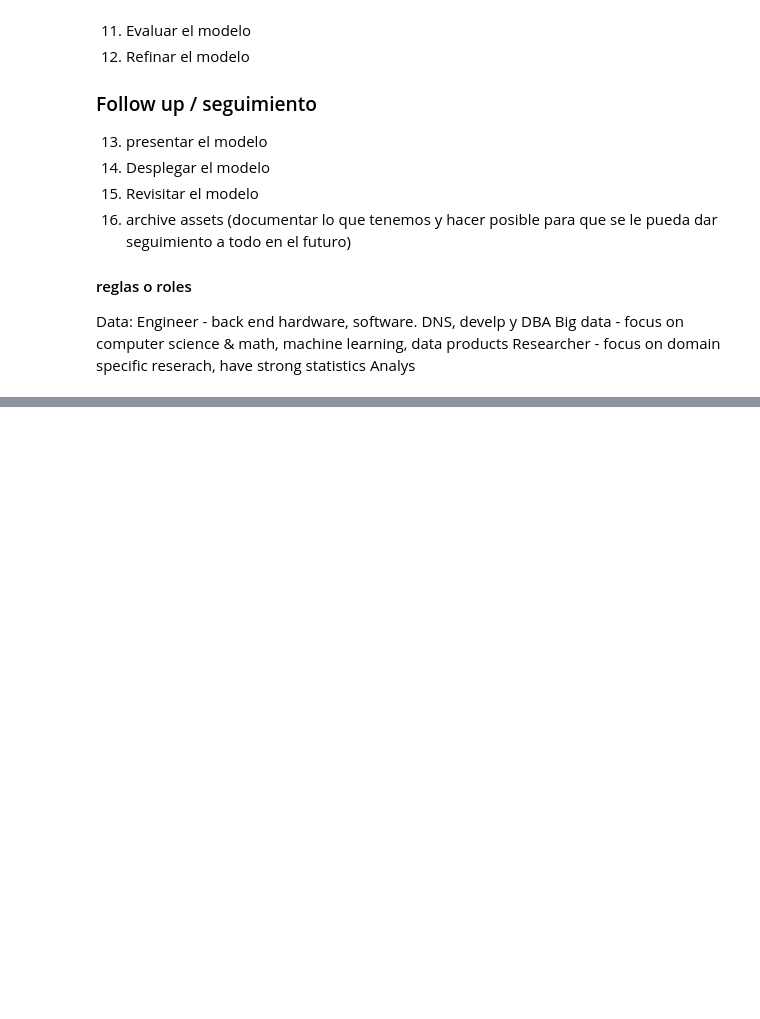
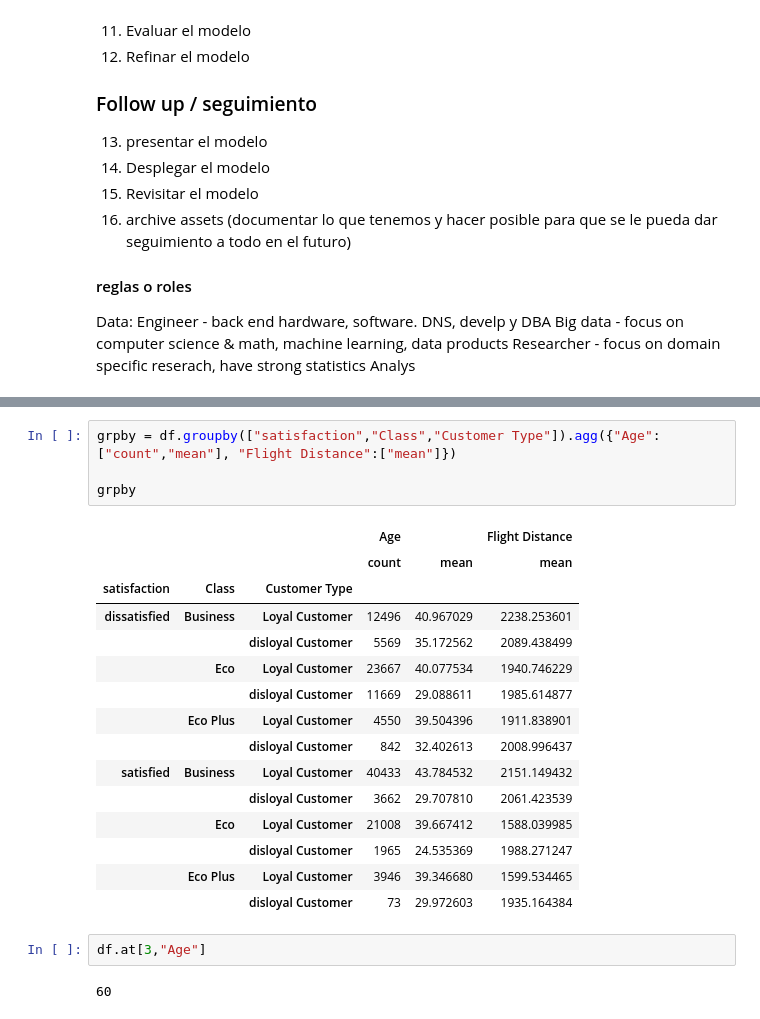
Before and after one commit to kc-alva/PruebaTecnica, a Jupyter notebook: notebook.ipynb, the cells around one changed output, grey strips where cells are left out. Drawn from its saved outputs; the diff is of its cells as text; blank space fills up the shorter version.

```diff
--- a/notebook.ipynb
+++ b/notebook.ipynb
@@ -604,0 +642,24 @@ Analys
+# %%
+grpby = df.groupby(["satisfaction","Class","Customer Type"]).agg({"Age":["count","mean"], "Flight Distance":["mean"]})
+
+grpby
+# %% [output]
+|  |  |  | Age |  | Flight Distance |
+|  |  |  | count | mean | mean |
+| satisfaction | Class | Customer Type |  |  |  |
+| dissatisfied | Business | Loyal Customer | 12496 | 40.967029 | 2238.253601 |
+|  |  | disloyal Customer | 5569 | 35.172562 | 2089.438499 |
+|  | Eco | Loyal Customer | 23667 | 40.077534 | 1940.746229 |
+|  |  | disloyal Customer | 11669 | 29.088611 | 1985.614877 |
+|  | Eco Plus | Loyal Customer | 4550 | 39.504396 | 1911.838901 |
+|  |  | disloyal Customer | 842 | 32.402613 | 2008.996437 |
+| satisfied | Business | Loyal Customer | 40433 | 43.784532 | 2151.149432 |
+|  |  | disloyal Customer | 3662 | 29.707810 | 2061.423539 |
+|  | Eco | Loyal Customer | 21008 | 39.667412 | 1588.039985 |
+|  |  | disloyal Customer | 1965 | 24.535369 | 1988.271247 |
+|  | Eco Plus | Loyal Customer | 3946 | 39.346680 | 1599.534465 |
+|  |  | disloyal Customer | 73 | 29.972603 | 1935.164384 |
+# %%
+df.at[3,"Age"]
+# %% [output]
+60
```
Also changed, not shown: parts of 5 cells of this notebook.
